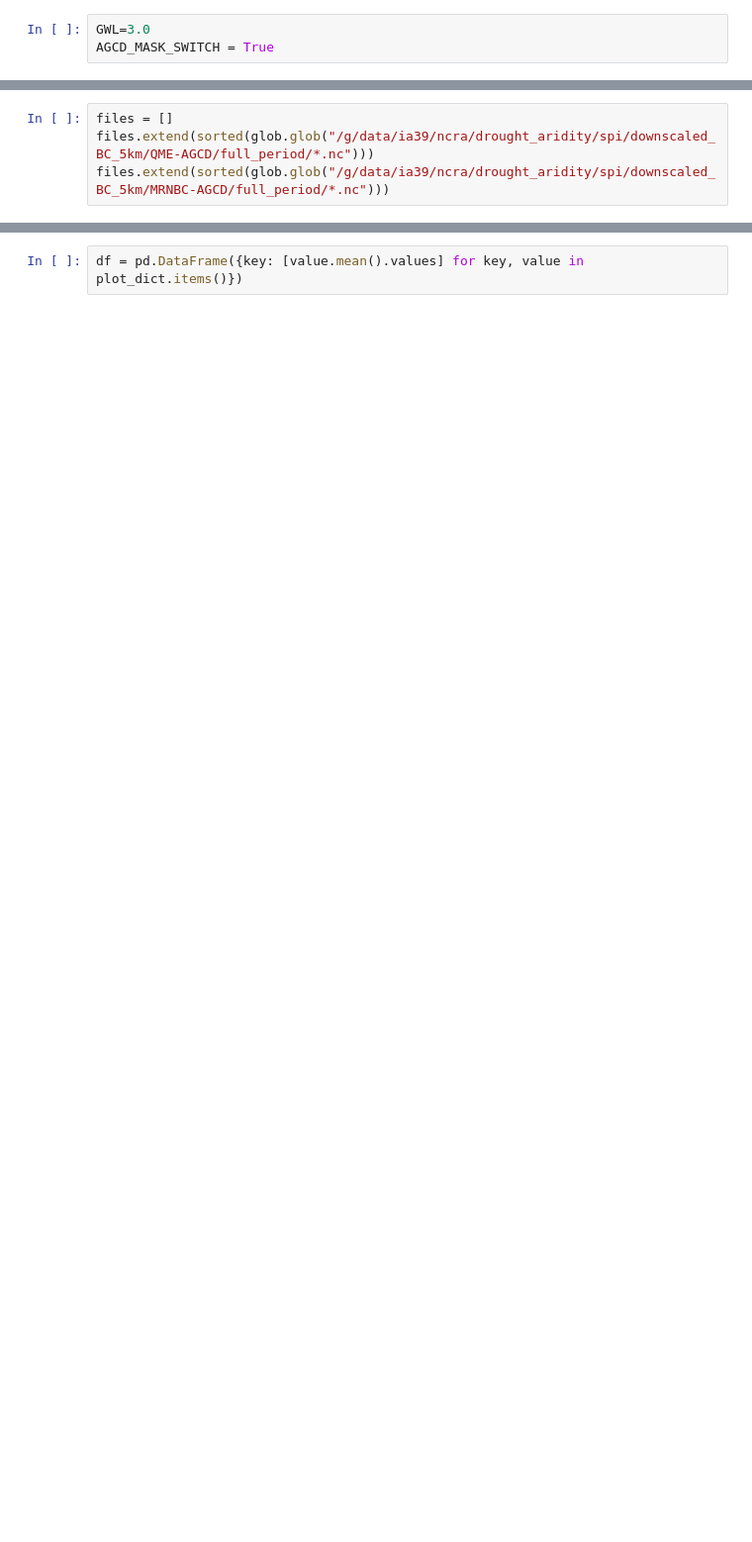
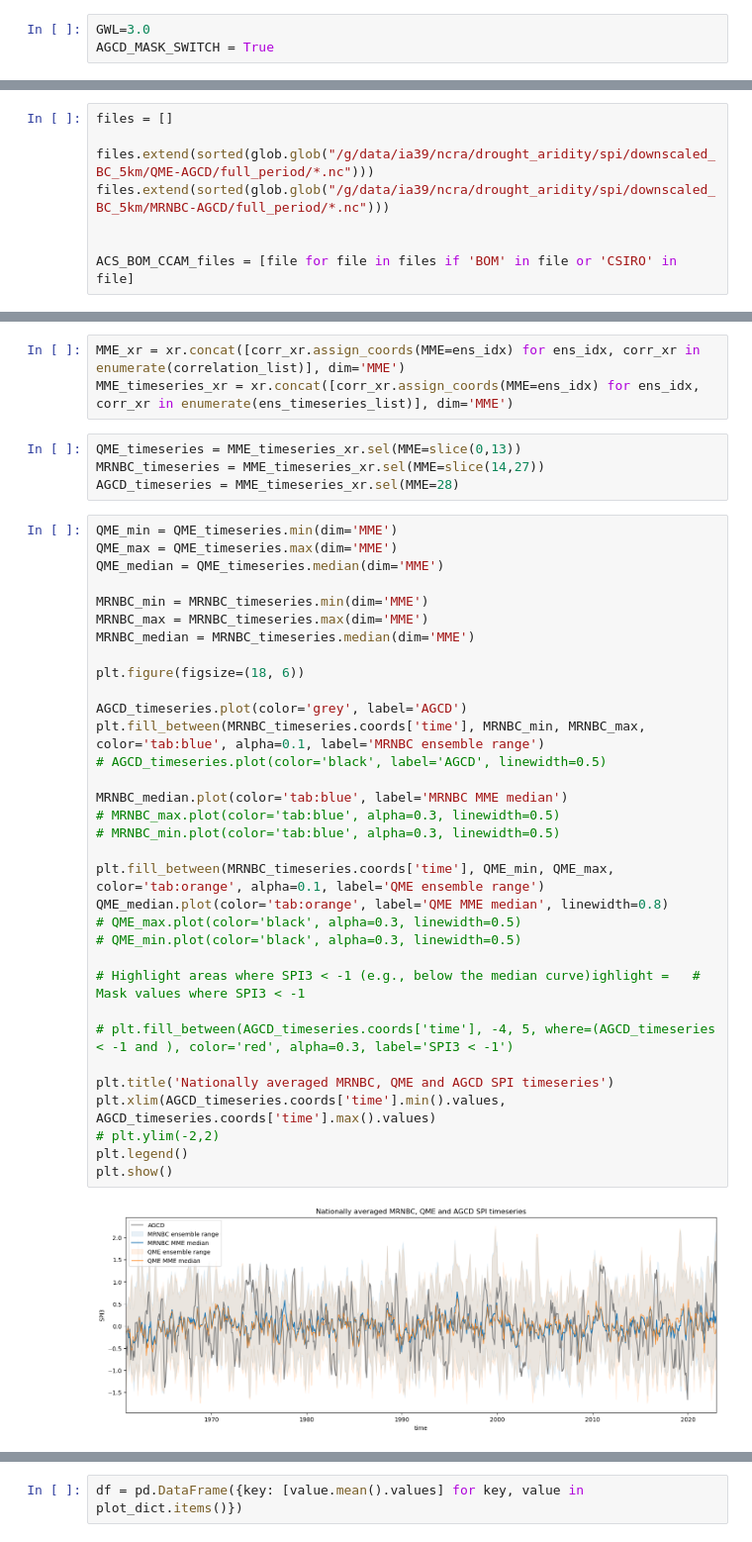
Before and after one commit to AusClimateService/hazards-drought, a Jupyter notebook: spi/scratch_spi.ipynb, the cells around one changed output, grey strips where cells are left out. Shown at 99% size. Saved outputs shown, nothing was run; the diff lists cells and outputs as text; blank space fills up the shorter version.

```diff
--- a/spi/scratch_spi.ipynb
+++ b/spi/scratch_spi.ipynb
@@ -29,4 +31,8 @@ if AGCD_MASK_SWITCH:
 # %%
 files = []
+
 files.extend(sorted(glob.glob("/g/data/ia39/ncra/drought_aridity/spi/downscaled_BC_5km/QME-AGCD/full_period/*.nc")))
 files.extend(sorted(glob.glob("/g/data/ia39/ncra/drought_aridity/spi/downscaled_BC_5km/MRNBC-AGCD/full_period/*.nc")))
+
+
+ACS_BOM_CCAM_files = [file for file in files if 'BOM' in file or 'CSIRO' in file]
@@ -32,0 +64,42 @@ files.extend(sorted(glob.glob("/g/data/ia39/ncra/drought_aridity/spi/downscaled_
+# %%
+MME_xr = xr.concat([corr_xr.assign_coords(MME=ens_idx) for ens_idx, corr_xr in enumerate(correlation_list)], dim='MME')
+MME_timeseries_xr = xr.concat([corr_xr.assign_coords(MME=ens_idx) for ens_idx, corr_xr in enumerate(ens_timeseries_list)], dim='MME')
+# %%
+QME_timeseries = MME_timeseries_xr.sel(MME=slice(0,13))
+MRNBC_timeseries = MME_timeseries_xr.sel(MME=slice(14,27))
+AGCD_timeseries = MME_timeseries_xr.sel(MME=28)
+# %%
+QME_min = QME_timeseries.min(dim='MME')
+QME_max = QME_timeseries.max(dim='MME')
+QME_median = QME_timeseries.median(dim='MME')
+
+MRNBC_min = MRNBC_timeseries.min(dim='MME')
+MRNBC_max = MRNBC_timeseries.max(dim='MME')
+MRNBC_median = MRNBC_timeseries.median(dim='MME')
+
+plt.figure(figsize=(18, 6))
+
+AGCD_timeseries.plot(color='grey', label='AGCD')
+plt.fill_between(MRNBC_timeseries.coords['time'], MRNBC_min, MRNBC_max, color='tab:blue', alpha=0.1, label='MRNBC ensemble range')
+# AGCD_timeseries.plot(color='black', label='AGCD', linewidth=0.5)
+
+MRNBC_median.plot(color='tab:blue', label='MRNBC MME median')
+# MRNBC_max.plot(color='tab:blue', alpha=0.3, linewidth=0.5)
+# MRNBC_min.plot(color='tab:blue', alpha=0.3, linewidth=0.5)
+
+plt.fill_between(MRNBC_timeseries.coords['time'], QME_min, QME_max, color='tab:orange', alpha=0.1, label='QME ensemble range')
+QME_median.plot(color='tab:orange', label='QME MME median', linewidth=0.8)
+# QME_max.plot(color='black', alpha=0.3, linewidth=0.5)
+# QME_min.plot(color='black', alpha=0.3, linewidth=0.5)
+
+# Highlight areas where SPI3 < -1 (e.g., below the median curve)ighlight =   # Mask values where SPI3 < -1
+
+# plt.fill_between(AGCD_timeseries.coords['time'], -4, 5, where=(AGCD_timeseries < -1 and ), color='red', alpha=0.3, label='SPI3 < -1')
+
+plt.title('Nationally averaged MRNBC, QME and AGCD SPI timeseries')
+plt.xlim(AGCD_timeseries.coords['time'].min().values, AGCD_timeseries.coords['time'].max().values)
+# plt.ylim(-2,2)
+plt.legend()
+plt.show()
+# %% [output]
+[figure, added]
```
Also changed, not shown: parts of 25 cells of this notebook, 3 other files.
